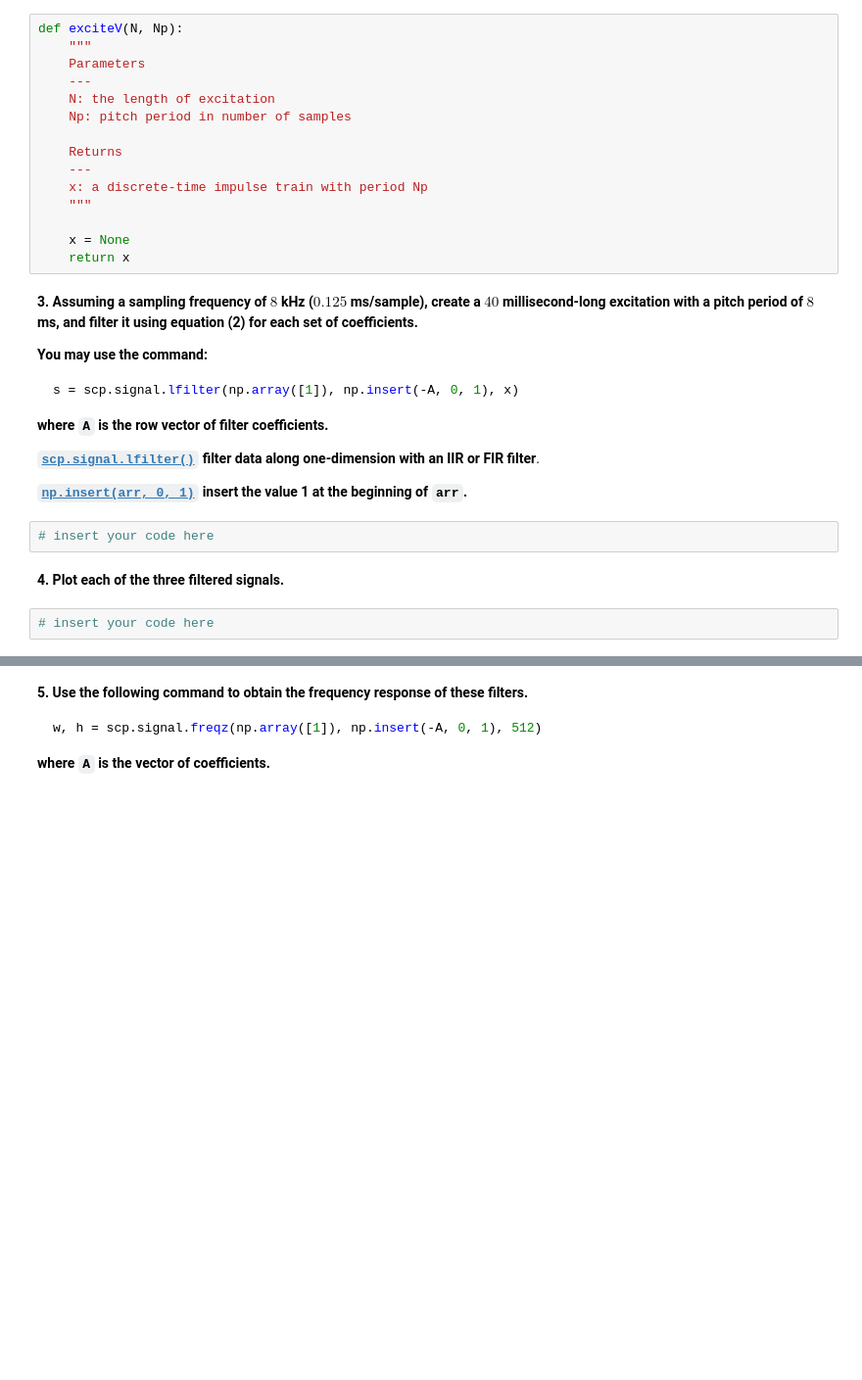
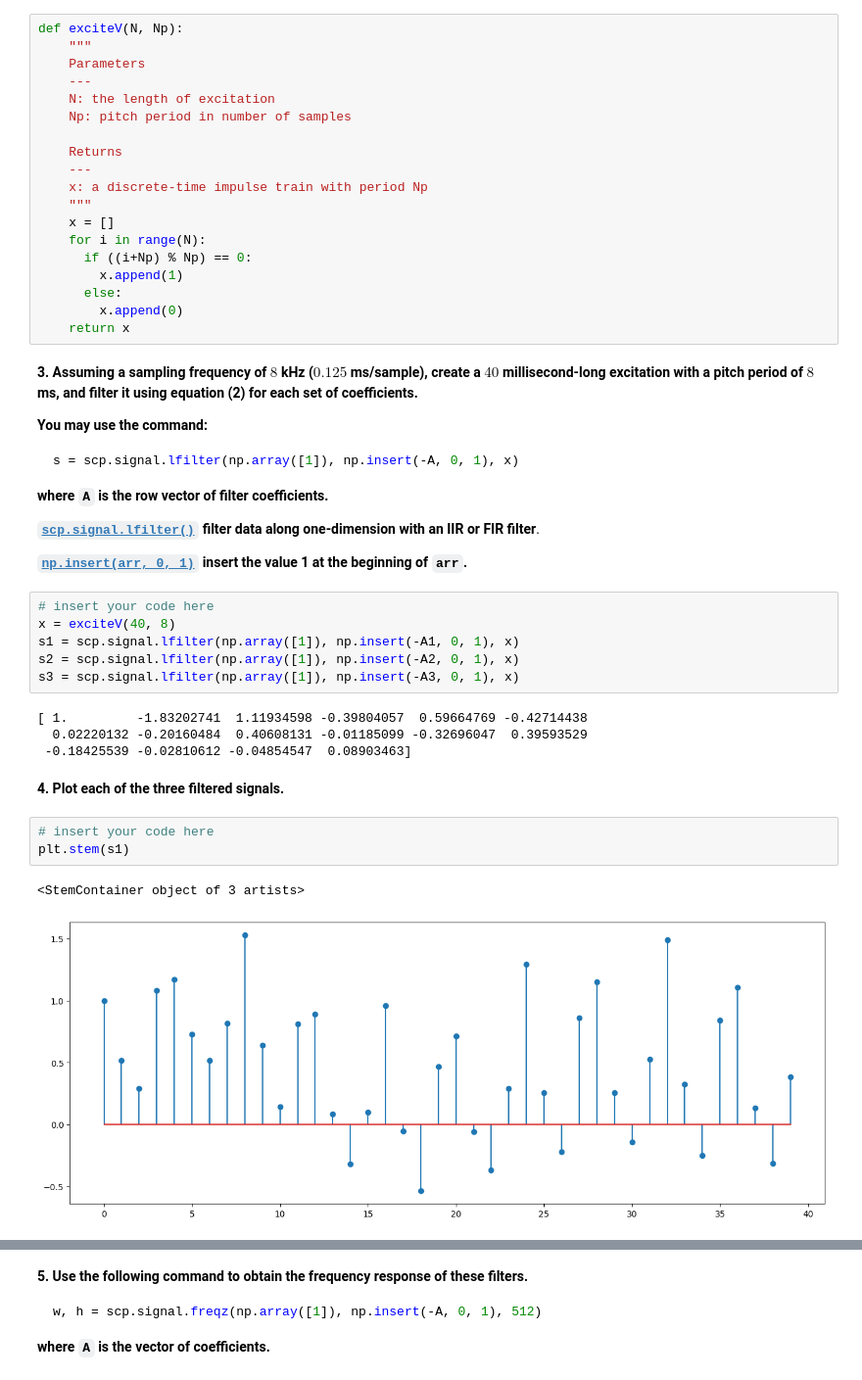
Before and after one commit to cdavin2/dsp_lab09b, a Jupyter notebook: lab09b_final_report.ipynb, the cells around one changed output, grey strips where cells are left out. Shown at 98% size. Saved outputs shown, nothing was run; the diff lists cells and outputs as text; blank space fills up the shorter version.

````diff
--- a/lab09b_final_report.ipynb
+++ b/lab09b_final_report.ipynb
@@ -61,8 +61,12 @@ def exciteV(N, Np):
     ---
     x: a discrete-time impulse train with period Np
     """
-
-    x = None
+    x = []
+    for i in range(N):
+      if ((i+Np) % Np) == 0:
+        x.append(1)
+      else:
+        x.append(0)
     return x
 # %% [markdown]
 **3. Assuming a sampling frequency of $8$ kHz ($0.125$ ms/sample), create a $40$ millisecond-long excitation with a pitch period of $8$ ms, and filter it using equation (2) for each set of coefficients.**
@@ -76,9 +80,21 @@ s = scp.signal.lfilter(np.array([1]), np.insert(-A, 0, 1), x)
 **[```scp.signal.lfilter()```](https://docs.scipy.org/doc/scipy/reference/generated/scipy.signal.lfilter.html) filter data along one-dimension with an IIR or FIR filter**.
 
 **[```np.insert(arr, 0, 1)```](https://numpy.org/doc/stable/reference/generated/numpy.insert.html) insert the value 1 at the beginning of ```arr```.**
-# %%
-# insert your code here
+# %%
+# insert your code here
+x = exciteV(40, 8)
+s1 = scp.signal.lfilter(np.array([1]), np.insert(-A1, 0, 1), x)
+s2 = scp.signal.lfilter(np.array([1]), np.insert(-A2, 0, 1), x)
+s3 = scp.signal.lfilter(np.array([1]), np.insert(-A3, 0, 1), x)
+# %% [output]
+[ 1.         -1.83202741  1.11934598 -0.39804057  0.59664769 -0.42714438
+  0.02220132 -0.20160484  0.40608131 -0.01185099 -0.32696047  0.39593529
+ -0.18425539 -0.02810612 -0.04854547  0.08903463]
 # %% [markdown]
 **4. Plot each of the three filtered signals.**
 # %%
 # insert your code here
+plt.stem(s1)
+# %% [output]
+<StemContainer object of 3 artists>
+[figure, added]
````
Also changed, not shown: parts of 10 cells of this notebook.
